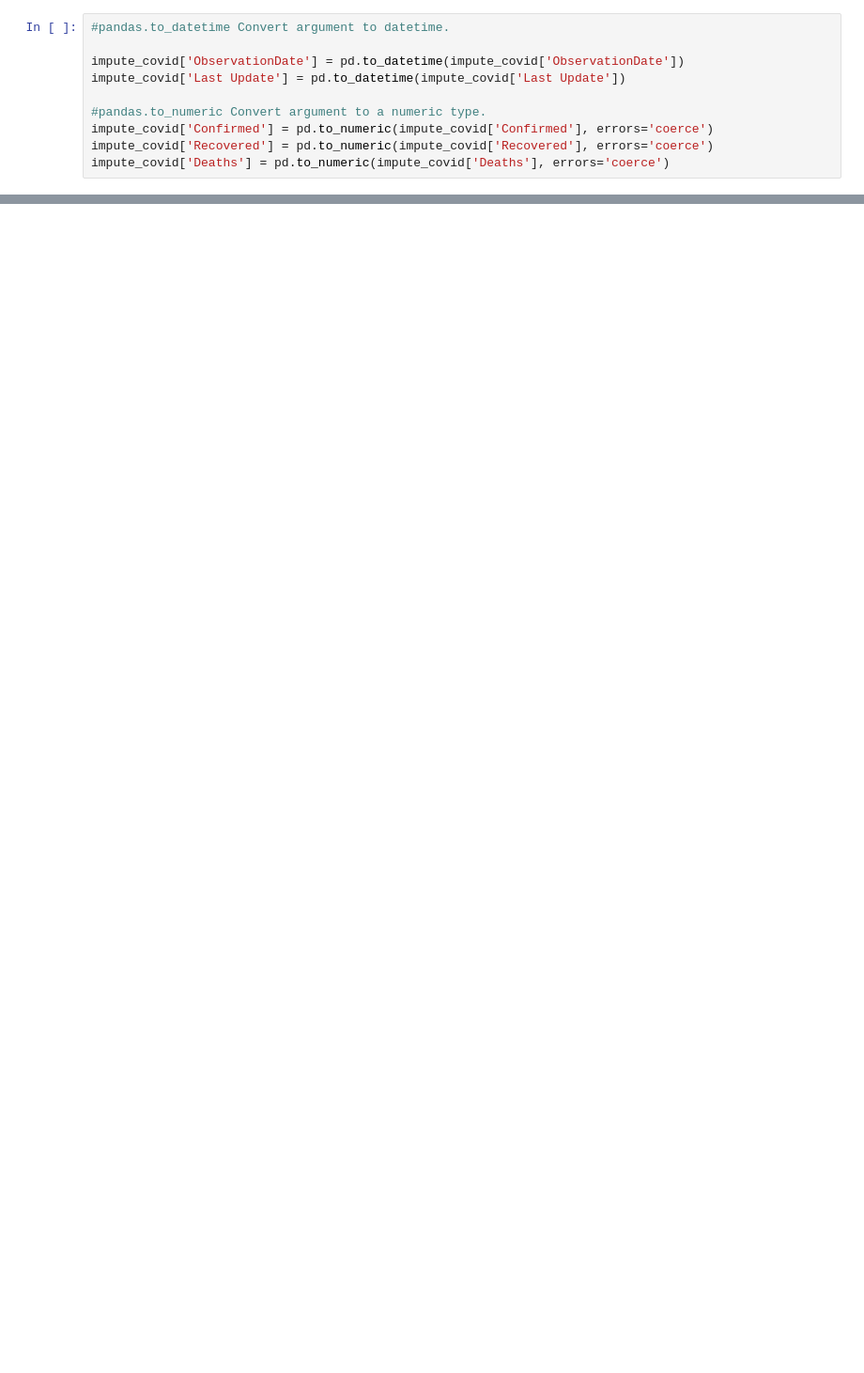
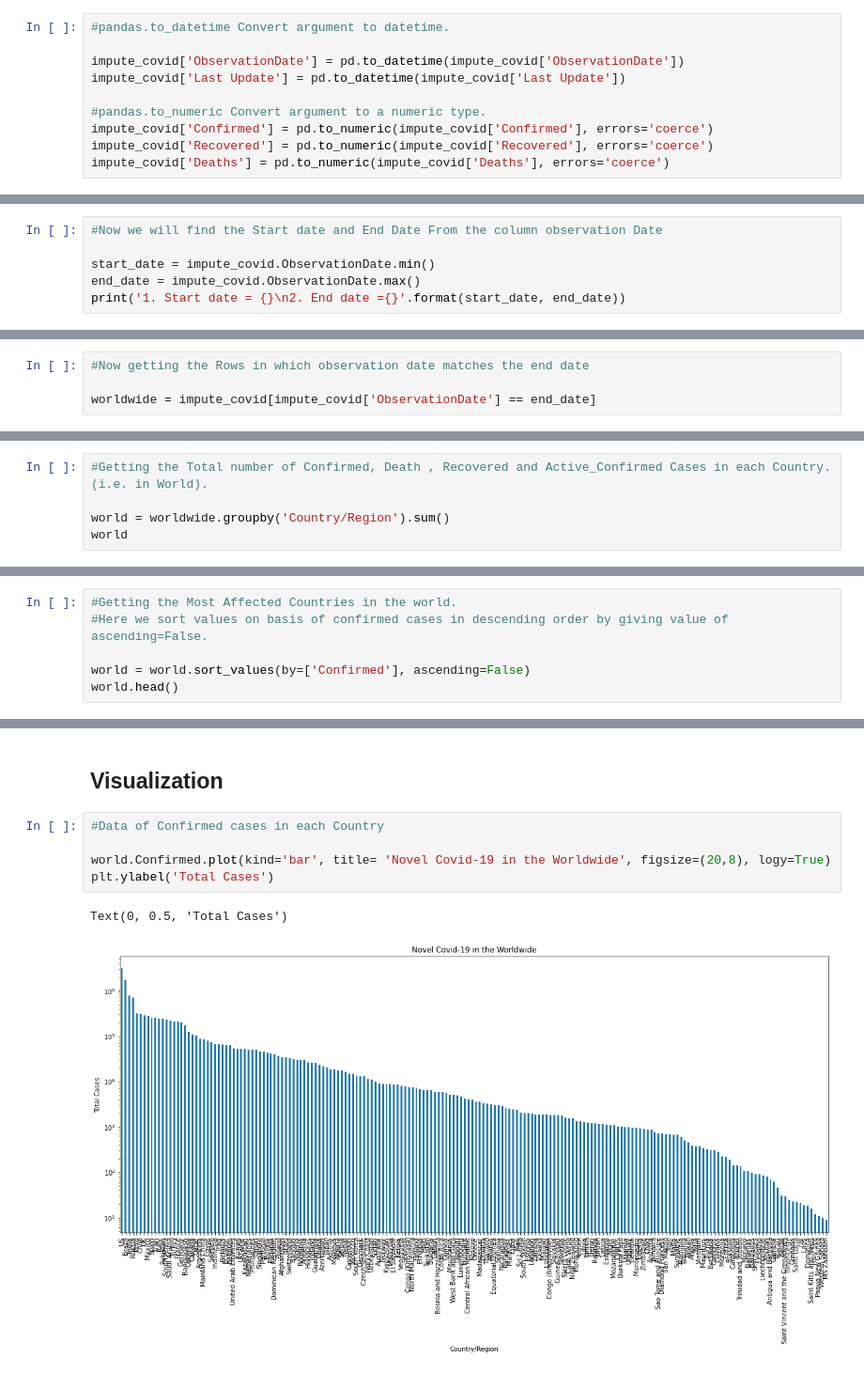
Before and after one commit to ranirajput0000/study-techno, a Jupyter notebook: Coronavirus Exploration.ipynb, the cells around one changed output, grey strips where cells are left out. Shown at 94% size. Cells and saved outputs as stored; diff of their text form; blank space fills up the shorter version.

```diff
--- a/Coronavirus Exploration.ipynb
+++ b/Coronavirus Exploration.ipynb
@@ -367,0 +322,6 @@ memory usage: 913.7+ KB
+# %%
+#Now we will find the Start date and End Date From the column observation Date
+
+start_date = impute_covid.ObservationDate.min()
+end_date = impute_covid.ObservationDate.max()
+print('1. Start date = {}\n2. End date ={}'.format(start_date, end_date))
@@ -367,0 +331,4 @@ memory usage: 913.7+ KB
+# %%
+#Now getting the Rows in which observation date matches the end date
+
+worldwide = impute_covid[impute_covid['ObservationDate'] == end_date]
@@ -367,0 +360,5 @@ memory usage: 913.7+ KB
+# %%
+#Getting the Total number of Confirmed, Death , Recovered and Active_Confirmed Cases in each Country.(i.e. in World).
+
+world = worldwide.groupby('Country/Region').sum()
+world
@@ -367,0 +380,6 @@ memory usage: 913.7+ KB
+# %%
+#Getting the Most Affected Countries in the world.
+#Here we sort values on basis of confirmed cases in descending order by giving value of ascending=False.
+
+world = world.sort_values(by=['Confirmed'], ascending=False)
+world.head()
@@ -367,0 +414,10 @@ memory usage: 913.7+ KB
+# %% [markdown]
+## Visualization
+# %%
+#Data of Confirmed cases in each Country
+
+world.Confirmed.plot(kind='bar', title= 'Novel Covid-19 in the Worldwide', figsize=(20,8), logy=True)
+plt.ylabel('Total Cases')
+# %% [output]
+Text(0, 0.5, 'Total Cases')
+[figure, added]
```
Also changed, not shown: parts of 177 cells of this notebook.
